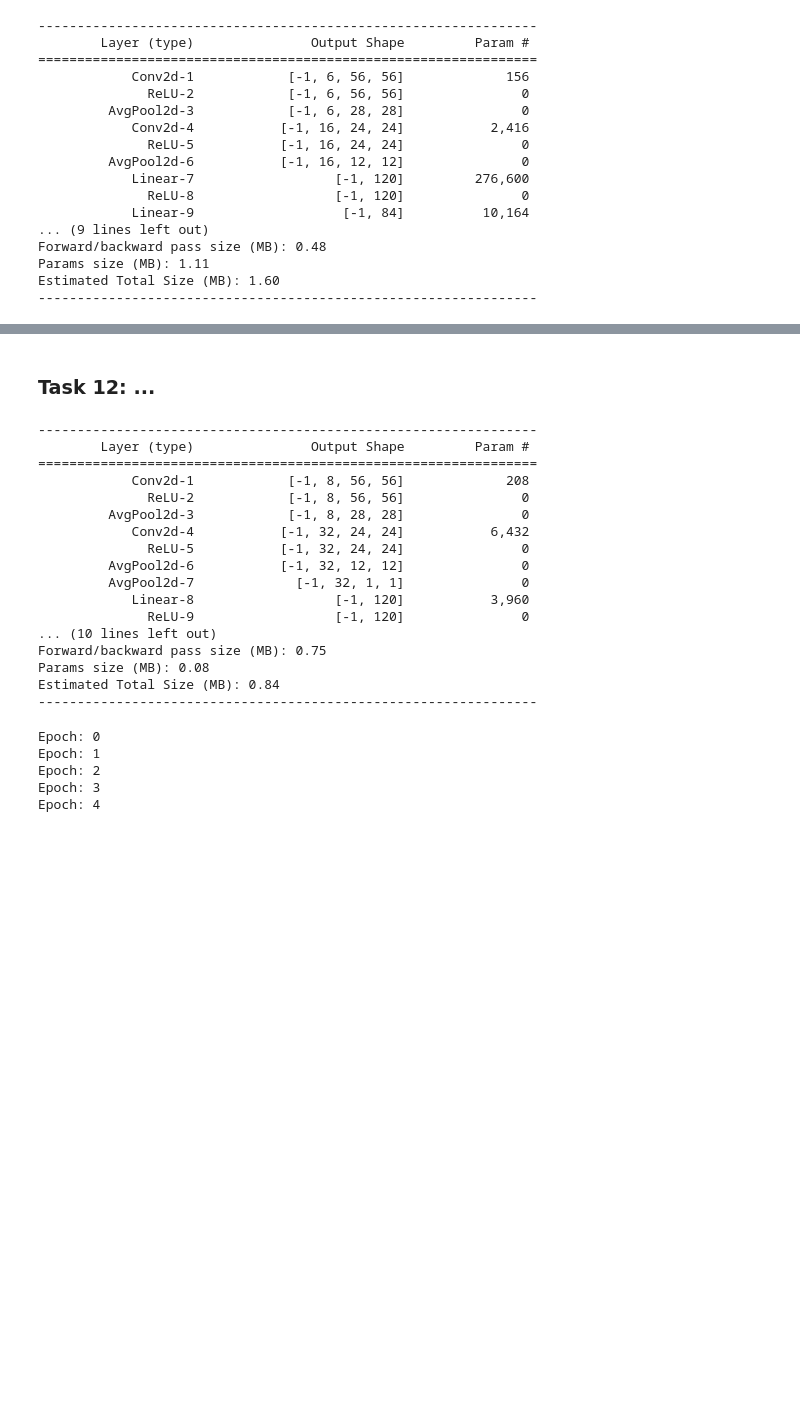
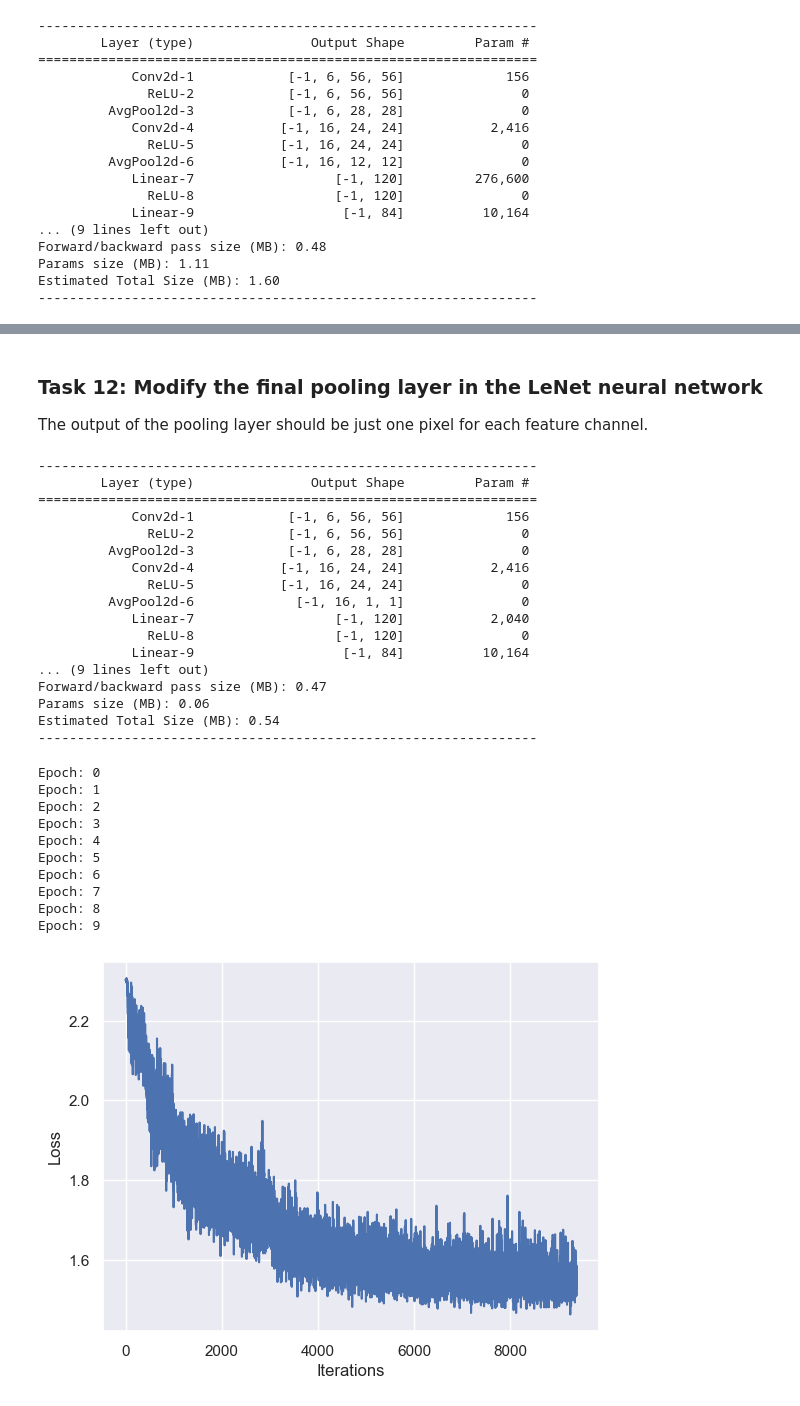
Before and after one commit to equinor/kai-edc2024-workshop, a Jupyter notebook: 2_inductive_biases_and_symmetries/solution.ipynb, the cells around one changed output, grey strips where cells are left out. Drawn from its saved outputs; the diff is of its cells as text; code cells hidden in the pictures; blank space fills up the shorter version.

```diff
--- a/2_inductive_biases_and_symmetries/solution.ipynb
+++ b/2_inductive_biases_and_symmetries/solution.ipynb
@@ -518,25 +518,25 @@ One way to fix this and finally arrive at an image classifier that is more invar
-# %% [markdown]
-### Task 12: ...
+# %% [markdown]
+### Task 12: Modify the final pooling layer in the LeNet neural network
+
+The output of the pooling layer should be just one pixel for each feature channel.
 # %%
 class LeNet3(nn.Module):
 
     def __init__(self):
         super(LeNet3, self).__init__()
         self.feature_extractor = nn.Sequential(
-            nn.Conv2d(in_channels=1, out_channels=8, kernel_size=5, stride=1, padding=2),
+            nn.Conv2d(in_channels=1, out_channels=6, kernel_size=5, stride=1, padding=2),
             nn.ReLU(),
             nn.AvgPool2d(kernel_size=2, stride=2),
 
-            nn.Conv2d(in_channels=8, out_channels=32, kernel_size=5, stride=1, padding=0),
+            nn.Conv2d(in_channels=6, out_channels=16, kernel_size=5, stride=1, padding=0),
             nn.ReLU(),
-            nn.AvgPool2d(kernel_size=2, stride=2),
-
-            # TODO: Add a pooling layer which averages over each feature image
-            nn.AvgPool2d(kernel_size=12, stride=1),
+            # TODO: Change the pooling to return just one value per feature map
+            nn.AvgPool2d(kernel_size=24, stride=1),
         )
 
         self.classifier = nn.Sequential(
-            nn.Linear(32, 120),
+            nn.Linear(16, 120),
             nn.ReLU(),
             nn.Linear(120, 84),
             nn.ReLU(),
@@ -557,51 +557,43 @@ s = summary(model, input_size=(1, 28*2, 28*2))
 ----------------------------------------------------------------
         Layer (type)               Output Shape         Param #
 ================================================================
-            Conv2d-1            [-1, 8, 56, 56]             208
-              ReLU-2            [-1, 8, 56, 56]               0
-         AvgPool2d-3            [-1, 8, 28, 28]               0
-            Conv2d-4           [-1, 32, 24, 24]           6,432
-              ReLU-5           [-1, 32, 24, 24]               0
-         AvgPool2d-6           [-1, 32, 12, 12]               0
-         AvgPool2d-7             [-1, 32, 1, 1]               0
-            Linear-8                  [-1, 120]           3,960
-              ReLU-9                  [-1, 120]               0
-... (10 lines left out)
-Forward/backward pass size (MB): 0.75
-Params size (MB): 0.08
-Estimated Total Size (MB): 0.84
+            Conv2d-1            [-1, 6, 56, 56]             156
+              ReLU-2            [-1, 6, 56, 56]               0
+         AvgPool2d-3            [-1, 6, 28, 28]               0
+            Conv2d-4           [-1, 16, 24, 24]           2,416
+              ReLU-5           [-1, 16, 24, 24]               0
+         AvgPool2d-6             [-1, 16, 1, 1]               0
+            Linear-7                  [-1, 120]           2,040
+              ReLU-8                  [-1, 120]               0
+            Linear-9                   [-1, 84]          10,164
+... (9 lines left out)
+Forward/backward pass size (MB): 0.47
+Params size (MB): 0.06
+Estimated Total Size (MB): 0.54
 ----------------------------------------------------------------
 # %%
 # Train Network
-learning_rate = 0.001
-num_epochs = 5
+learning_rate = 0.005
+num_epochs = 10
 
 device = torch.device('cuda' if torch.cuda.is_available() else 'cpu')
 model = LeNet3().to(device)
 criterion = nn.CrossEntropyLoss()
 optimizer = optim.Adam(model.parameters(), lr=learning_rate)
-for epoch in range(num_epochs):
-    print(f'Epoch: {epoch}')
-
-    for batch_idx, (data, targets) in enumerate(train_loader):
-        data = data.to(device=device)
-        targets = targets.to(device=device)
-
-        scores = model(data)
-        loss = criterion(scores, targets)
-
-        # backward
-        optimizer.zero_grad()  # set all gradients to zero for each batch
-        loss.backward()
-
-        # gradient descent
-        optimizer.step()
+kai.train_mnist_model(
+    num_epochs, model, objective, optimizer, train_loader, device)
 # %% [output]
 Epoch: 0
 Epoch: 1
 Epoch: 2
 Epoch: 3
 Epoch: 4
+Epoch: 5
+Epoch: 6
+Epoch: 7
+Epoch: 8
+Epoch: 9
+[figure, added]
 # %%
 # Check the performance of the model
 kai.check_accuracy(train_loader, model, device)
```
Also changed, not shown: parts of 28 cells of this notebook, 2 other files.
